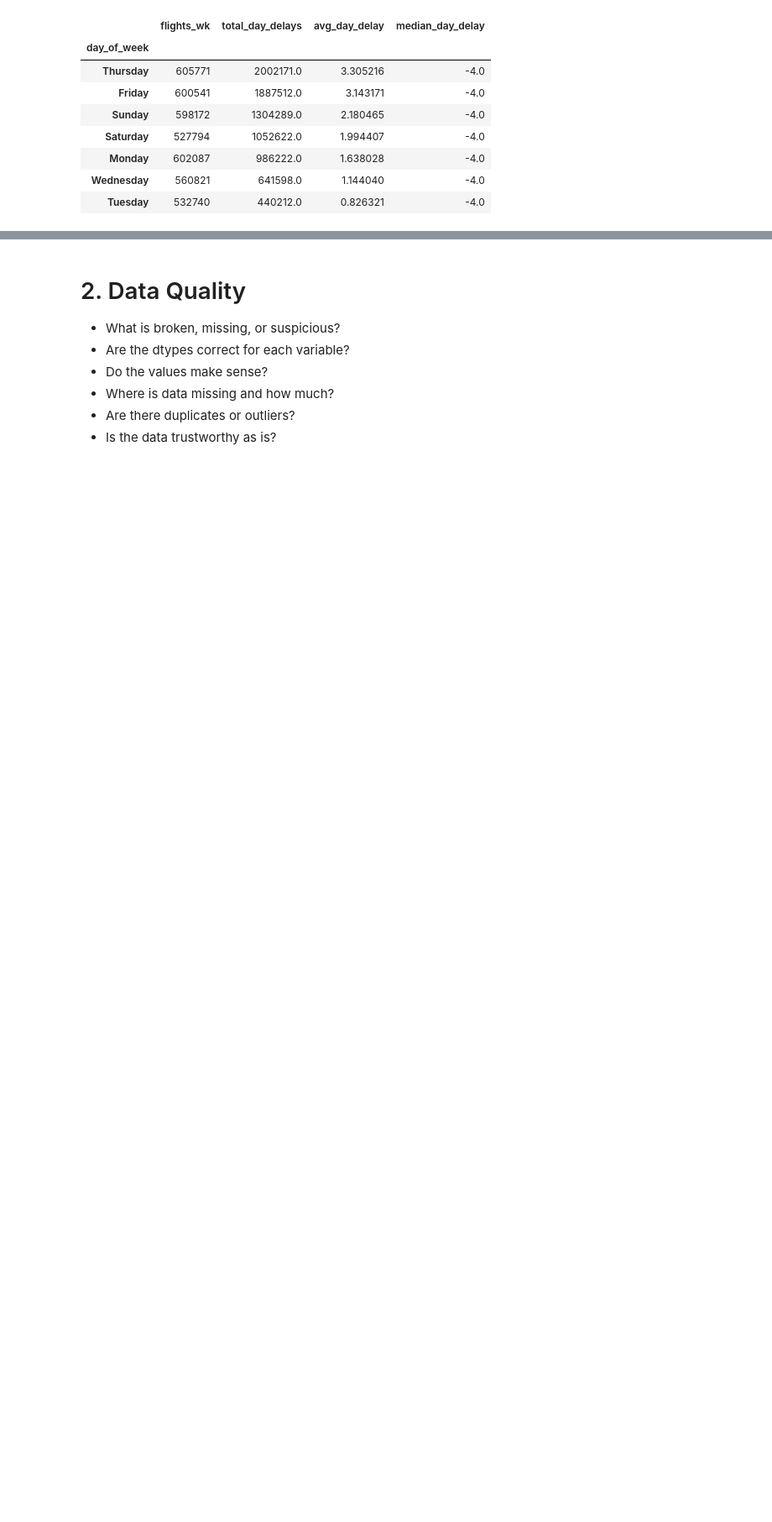
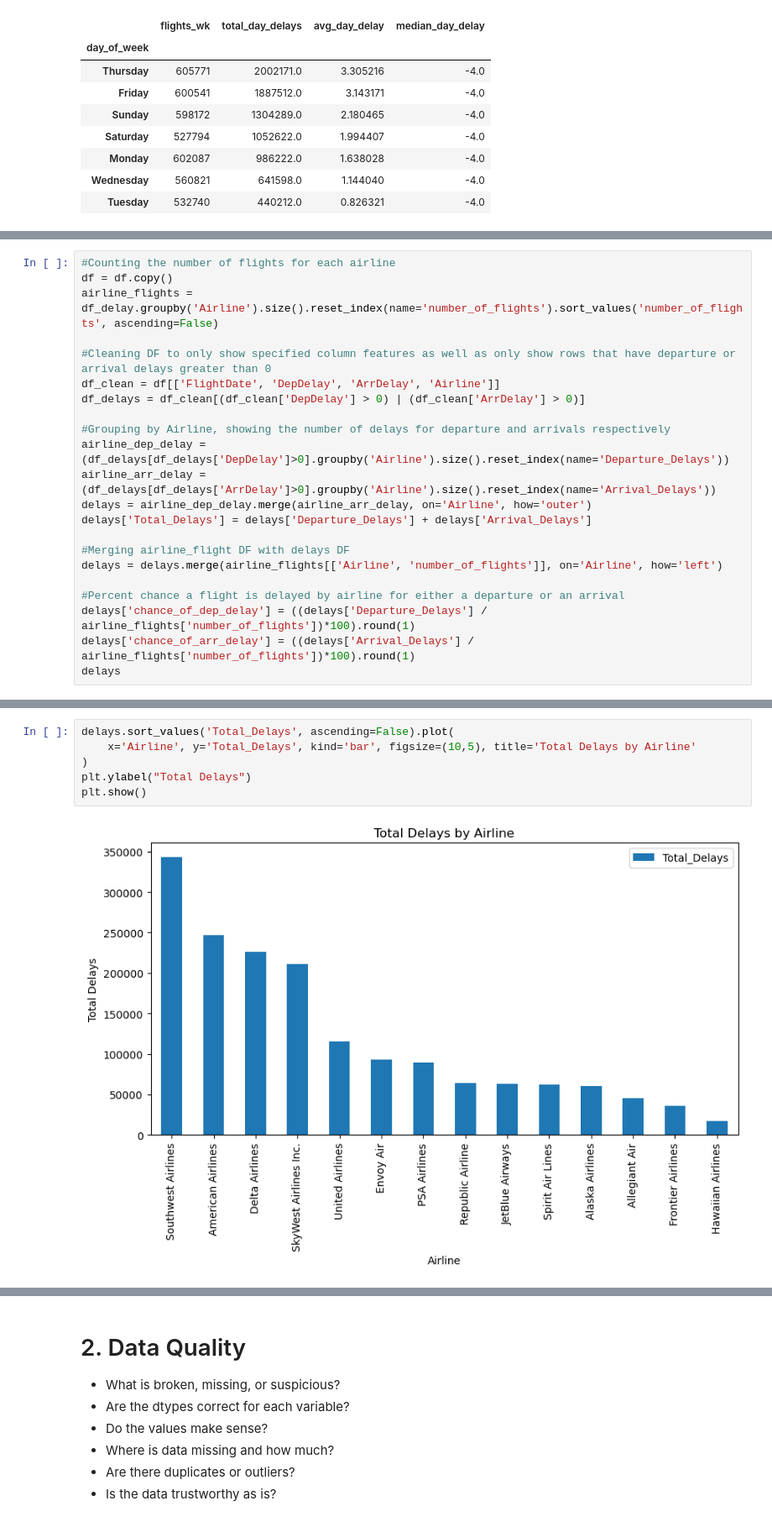
Before and after one commit to oubrando/eda-project, a Jupyter notebook: notebooks/Trace_Recon.ipynb, the cells around one changed output, grey strips where cells are left out. Shown at 84% size. Cells and saved outputs as stored; diff of their text form; blank space fills up the shorter version.

```diff
--- a/notebooks/Trace_Recon.ipynb
+++ b/notebooks/Trace_Recon.ipynb
@@ -936,0 +999,22 @@ air_delay_wk
+# %%
+#Counting the number of flights for each airline
+df = df.copy()
+airline_flights = df_delay.groupby('Airline').size().reset_index(name='number_of_flights').sort_values('number_of_flights', ascending=False)
+
+#Cleaning DF to only show specified column features as well as only show rows that have departure or arrival delays greater than 0
+df_clean = df[['FlightDate', 'DepDelay', 'ArrDelay', 'Airline']]
+df_delays = df_clean[(df_clean['DepDelay'] > 0) | (df_clean['ArrDelay'] > 0)]
+
+#Grouping by Airline, showing the number of delays for departure and arrivals respectively
+airline_dep_delay = (df_delays[df_delays['DepDelay']>0].groupby('Airline').size().reset_index(name='Departure_Delays'))
+airline_arr_delay = (df_delays[df_delays['ArrDelay']>0].groupby('Airline').size().reset_index(name='Arrival_Delays'))
+delays = airline_dep_delay.merge(airline_arr_delay, on='Airline', how='outer')
+delays['Total_Delays'] = delays['Departure_Delays'] + delays['Arrival_Delays']
+
+#Merging airline_flight DF with delays DF
+delays = delays.merge(airline_flights[['Airline', 'number_of_flights']], on='Airline', how='left')
+
+#Percent chance a flight is delayed by airline for either a departure or an arrival
+delays['chance_of_dep_delay'] = ((delays['Departure_Delays'] / airline_flights['number_of_flights'])*100).round(1)
+delays['chance_of_arr_delay'] = ((delays['Arrival_Delays'] / airline_flights['number_of_flights'])*100).round(1)
+delays
@@ -936,0 +1037,8 @@ air_delay_wk
+# %%
+delays.sort_values('Total_Delays', ascending=False).plot(
+    x='Airline', y='Total_Delays', kind='bar', figsize=(10,5), title='Total Delays by Airline'
+)
+plt.ylabel("Total Delays")
+plt.show()
+# %% [output]
+[figure, added]
```
Also changed, not shown: parts of 20 cells of this notebook.
